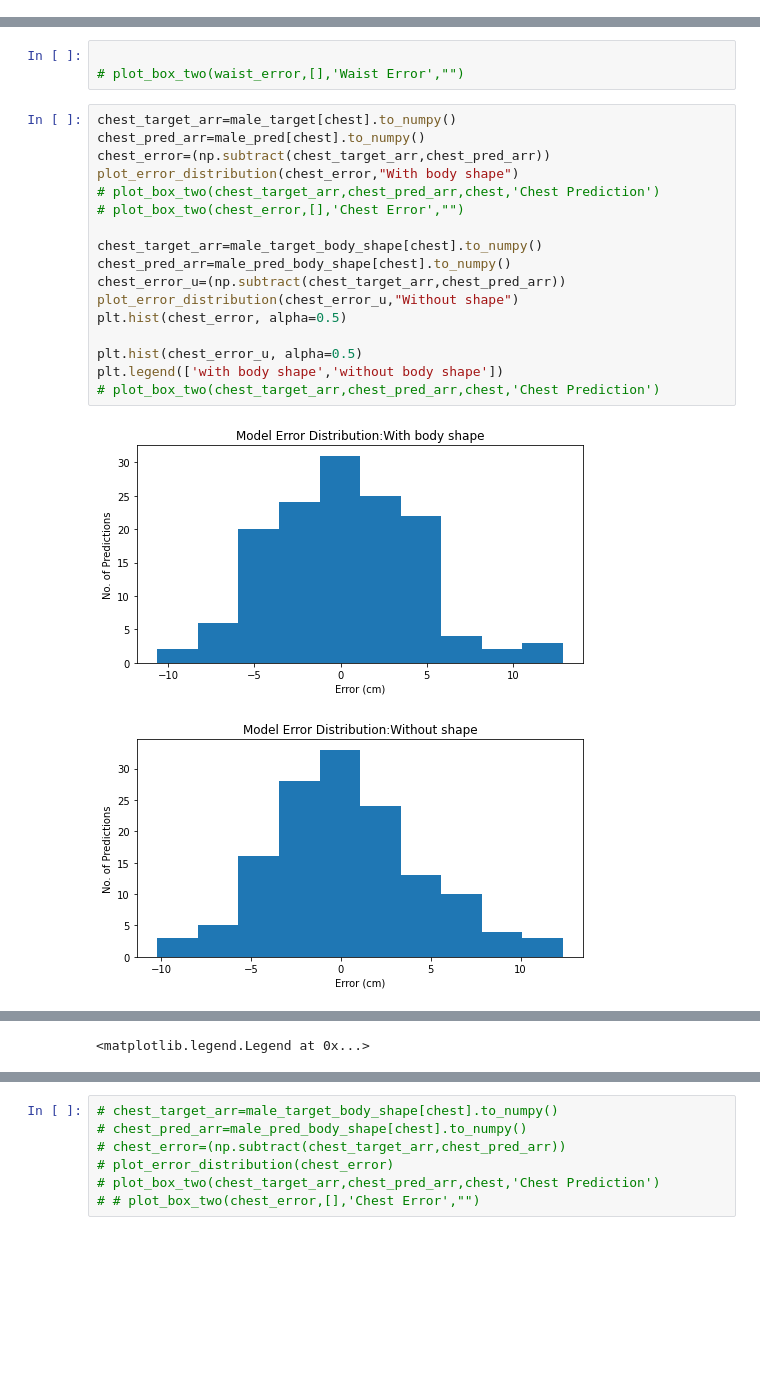
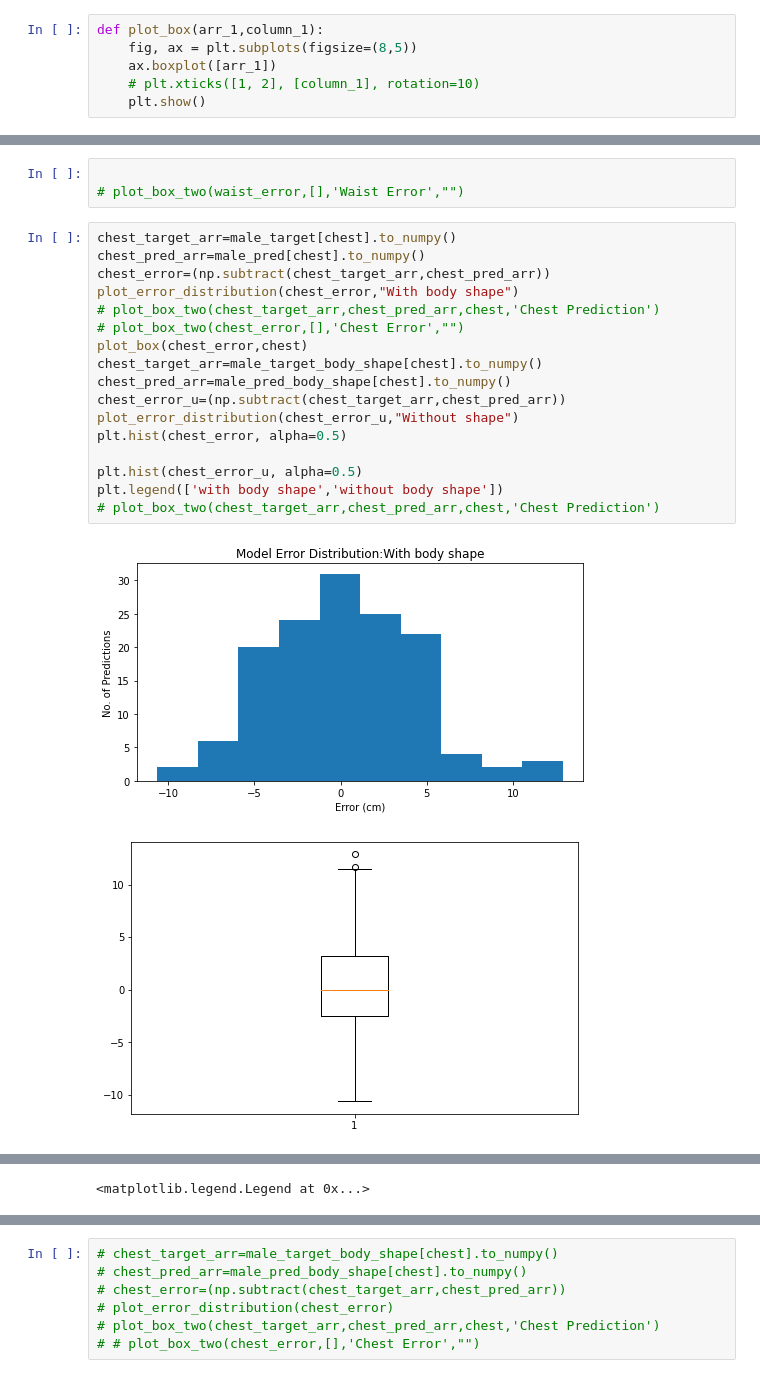
Before and after one commit to 123nishan/measurement_prediction, a Jupyter notebook: stats.ipynb, the cells around one changed output, grey strips where cells are left out. Drawn from its saved outputs; the diff is of its cells as text; blank space fills up the shorter version.

```diff
--- a/stats.ipynb
+++ b/stats.ipynb
@@ -148,6 +148,12 @@ def plot_box_two(arr_1,arr_2,column_1,column_2):
     ax.boxplot([arr_1,arr_2])
     plt.xticks([1, 2], [column_1, column_2], rotation=10)
     plt.show()
+# %%
+def plot_box(arr_1,column_1):
+    fig, ax = plt.subplots(figsize=(8,5))
+    ax.boxplot([arr_1])
+    # plt.xticks([1, 2], [column_1], rotation=10)
+    plt.show()
 # %%
 def plot_error_distribution(array,title):
     plt.subplots(figsize=(8,4))
@@ -188,20 +196,20 @@ plt.legend(['with body shape','without body shape'])
 # %%
 chest_target_arr=male_target[chest].to_numpy()
 chest_pred_arr=male_pred[chest].to_numpy()
 chest_error=(np.subtract(chest_target_arr,chest_pred_arr))
 plot_error_distribution(chest_error,"With body shape")
 # plot_box_two(chest_target_arr,chest_pred_arr,chest,'Chest Prediction')
 # plot_box_two(chest_error,[],'Chest Error',"")
-
+plot_box(chest_error,chest)
 chest_target_arr=male_target_body_shape[chest].to_numpy()
 chest_pred_arr=male_pred_body_shape[chest].to_numpy()
 chest_error_u=(np.subtract(chest_target_arr,chest_pred_arr))
 plot_error_distribution(chest_error_u,"Without shape")
 plt.hist(chest_error, alpha=0.5)
 
 plt.hist(chest_error_u, alpha=0.5)
 plt.legend(['with body shape','without body shape'])
 # plot_box_two(chest_target_arr,chest_pred_arr,chest,'Chest Prediction')
 # %% [output]
 [figure]
-[figure, old version]
+[figure, new version]
```
Also changed, not shown: parts of 5 cells of this notebook, 22 other files.
